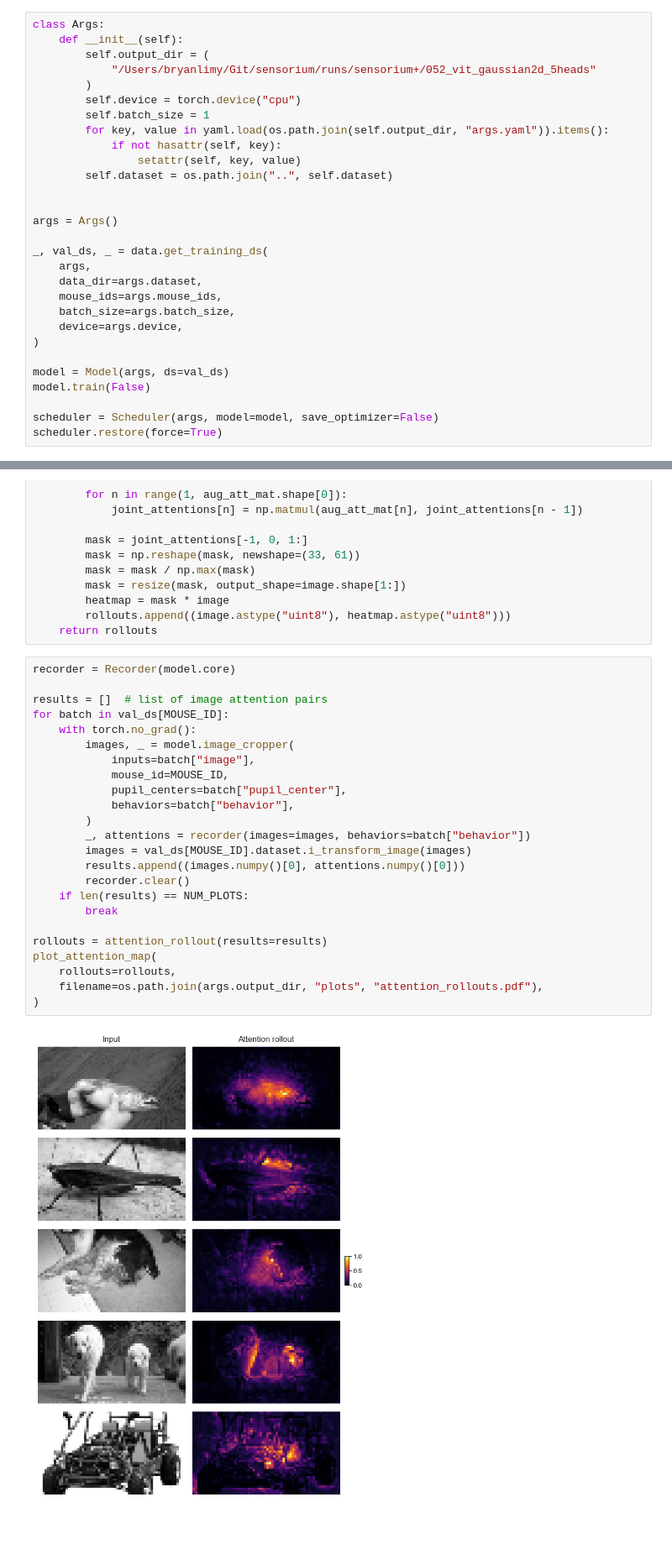
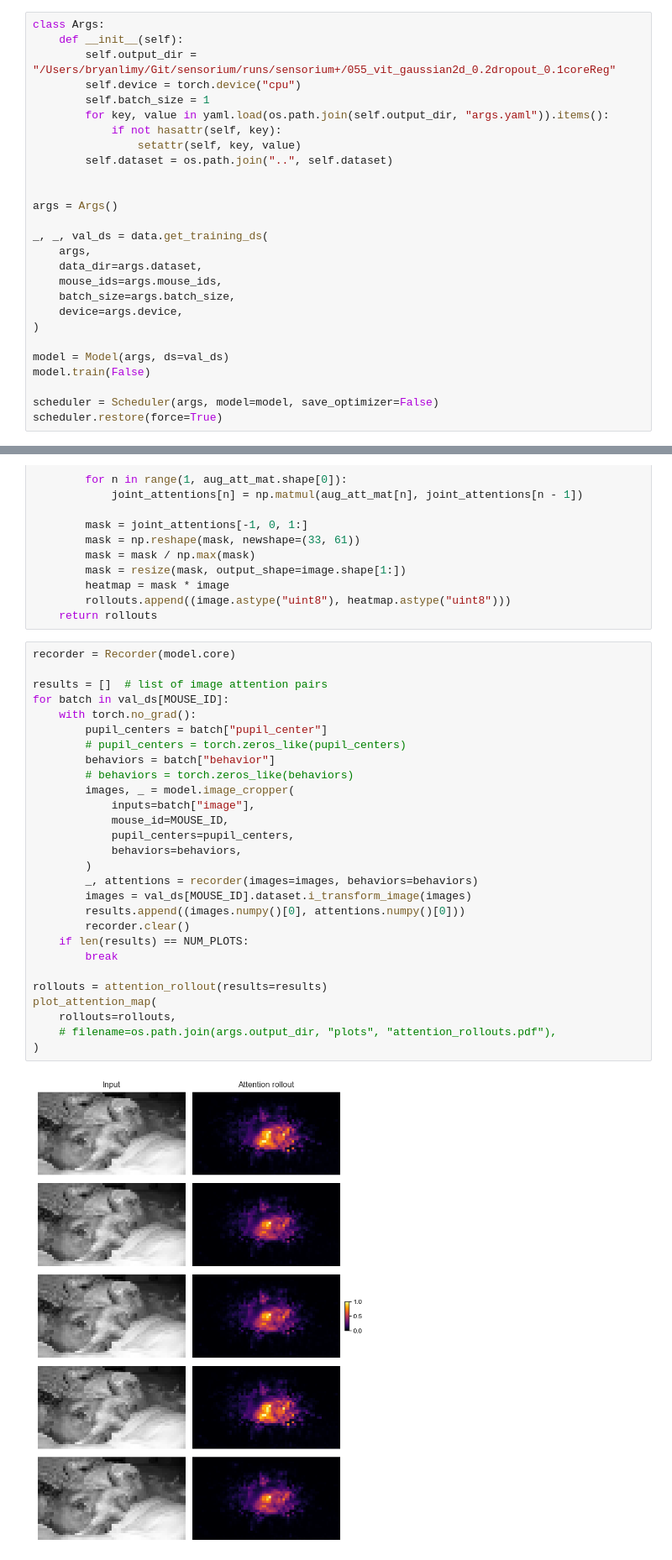
Before and after one commit to bryanlimy/V1T, a Jupyter notebook: misc/vit_visualization.ipynb, the cells around one changed output, grey strips where cells are left out. Shown: that part at 84% size. Saved outputs shown, nothing was run; the diff lists cells and outputs as text; blank space fills up the shorter version.

Commit message:
zero out behavior variables and test attention rollout map

```diff
--- a/misc/vit_visualization.ipynb
+++ b/misc/vit_visualization.ipynb
@@ -28,9 +28,7 @@ Initialize model and load model checkpoint
 # %%
 class Args:
     def __init__(self):
-        self.output_dir = (
-            "/Users/bryanlimy/Git/sensorium/runs/sensorium+/052_vit_gaussian2d_5heads"
-        )
+        self.output_dir = "/Users/bryanlimy/Git/sensorium/runs/sensorium+/055_vit_gaussian2d_0.2dropout_0.1coreReg"
         self.device = torch.device("cpu")
         self.batch_size = 1
         for key, value in yaml.load(os.path.join(self.output_dir, "args.yaml")).items():
@@ -41,7 +39,7 @@ class Args:
 
 args = Args()
 
-_, val_ds, _ = data.get_training_ds(
+_, _, val_ds = data.get_training_ds(
     args,
     data_dir=args.dataset,
     mouse_ids=args.mouse_ids,
@@ -192,26 +187,30 @@ def attention_rollout(results: t.List[t.Tuple[np.ndarray, np.ndarray]]):
 # %%
 recorder = Recorder(model.core)
 
 results = []  # list of image attention pairs
 for batch in val_ds[MOUSE_ID]:
     with torch.no_grad():
+        pupil_centers = batch["pupil_center"]
+        # pupil_centers = torch.zeros_like(pupil_centers)
+        behaviors = batch["behavior"]
+        # behaviors = torch.zeros_like(behaviors)
         images, _ = model.image_cropper(
             inputs=batch["image"],
             mouse_id=MOUSE_ID,
-            pupil_centers=batch["pupil_center"],
-            behaviors=batch["behavior"],
+            pupil_centers=pupil_centers,
+            behaviors=behaviors,
         )
-        _, attentions = recorder(images=images, behaviors=batch["behavior"])
+        _, attentions = recorder(images=images, behaviors=behaviors)
         images = val_ds[MOUSE_ID].dataset.i_transform_image(images)
         results.append((images.numpy()[0], attentions.numpy()[0]))
         recorder.clear()
     if len(results) == NUM_PLOTS:
         break
 
 rollouts = attention_rollout(results=results)
 plot_attention_map(
     rollouts=rollouts,
-    filename=os.path.join(args.output_dir, "plots", "attention_rollouts.pdf"),
+    # filename=os.path.join(args.output_dir, "plots", "attention_rollouts.pdf"),
 )
 # %% [output]
-[figure, old version]
+[figure, new version]
```
Also changed, not shown: parts of 2 cells of this notebook.
